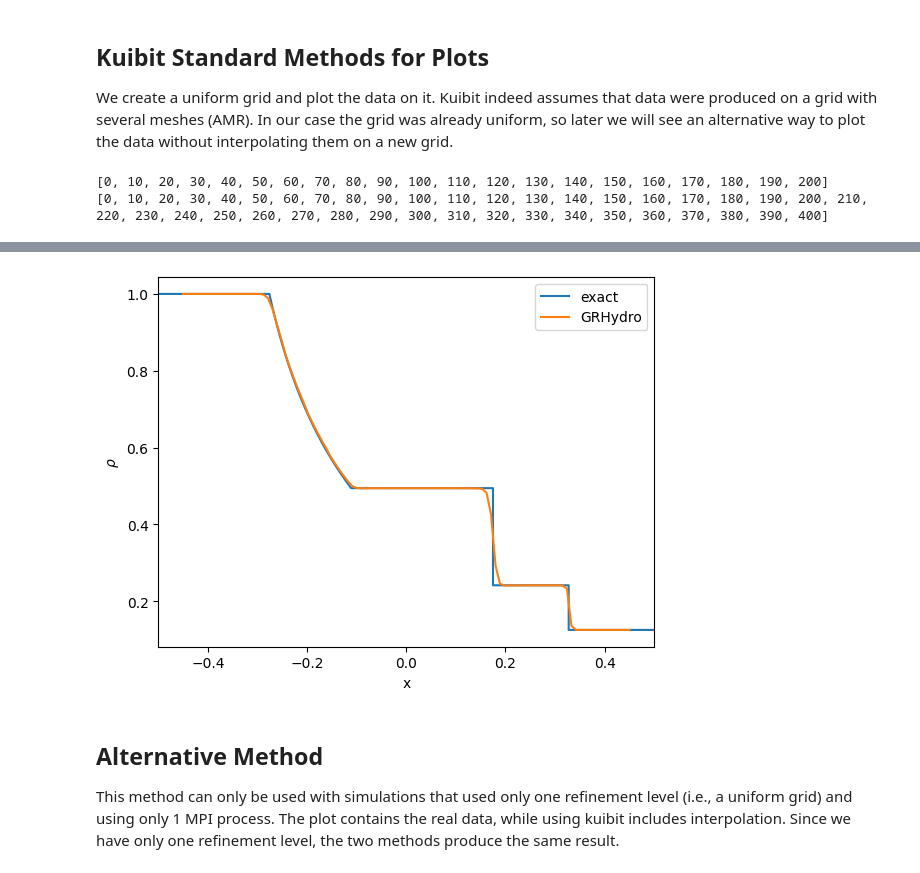
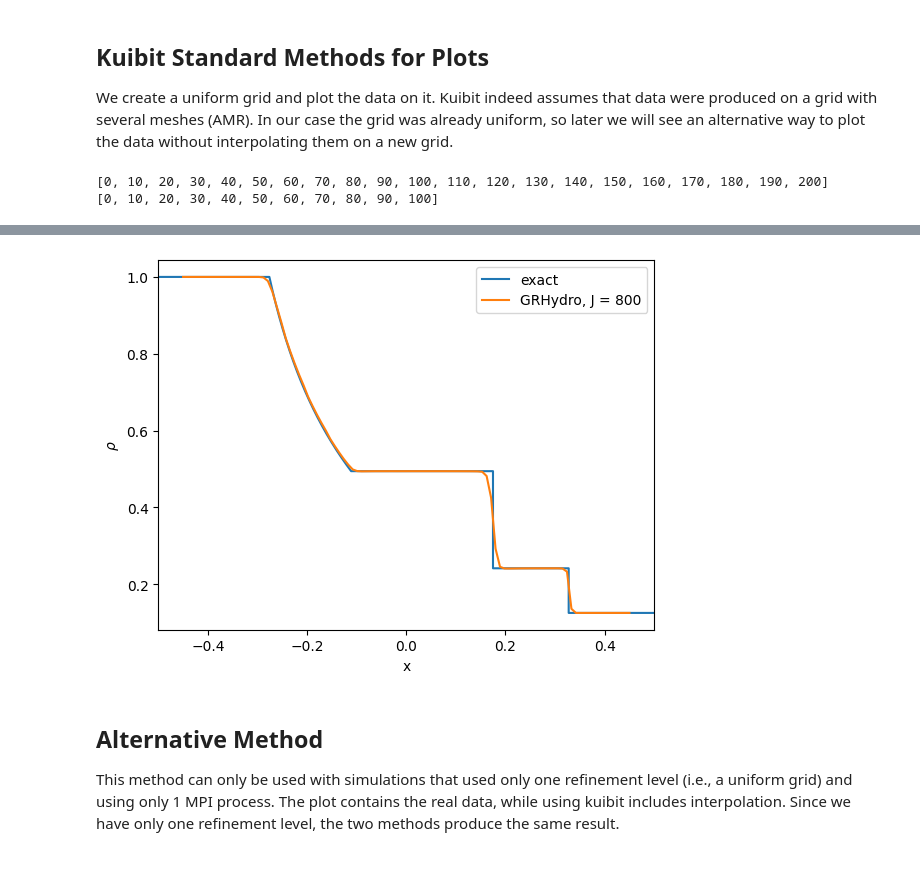
Before and after one commit to lisam10/numerical_relativity_2025, a Jupyter notebook: Einstein_Toolkit_Tutorials/ETK_1D_plots.ipynb, the cells around one changed output, grey strips where cells are left out. Drawn from its saved outputs; the diff is of its cells as text; code cells hidden in the pictures.

```diff
--- a/Einstein_Toolkit_Tutorials/ETK_1D_plots.ipynb
+++ b/Einstein_Toolkit_Tutorials/ETK_1D_plots.ipynb
@@ -84,10 +88,10 @@ We create a uniform grid and plot the data on it. Kuibit indeed assumes that dat
 small_grid = UniformGrid([101], x0=[-0.45], x1=[0.45])
 # %%
 print(rho.iterations)
-print(rho_800.iterations)
+print(rho_200.iterations)
 # %% [output]
 [0, 10, 20, 30, 40, 50, 60, 70, 80, 90, 100, 110, 120, 130, 140, 150, 160, 170, 180, 190, 200]
-[0, 10, 20, 30, 40, 50, 60, 70, 80, 90, 100, 110, 120, 130, 140, 150, 160, 170, 180, 190, 200, 210, 220, 230, 240, 250, 260, 270, 280, 290, 300, 310, 320, 330, 340, 350, 360, 370, 380, 390, 400]
+[0, 10, 20, 30, 40, 50, 60, 70, 80, 90, 100]
 # %%
 rho_final = rho.read_on_grid(200, small_grid)
 rho_final_800 = rho_800.read_on_grid(400, small_grid)
@@ -113,15 +118,17 @@ print(*rho_final_800.coordinates_meshgrid())
   4.50000000e-01]
 # %%
 plt.plot(x_exact, rho_exact, label="exact")
-plt.plot(*rho_final_800.coordinates_meshgrid(), rho_final_800.data_xyz, label="GRHydro")
+plt.plot(*rho_final_800.coordinates_meshgrid(), rho_final_800.data_xyz, label="GRHydro, J = 800")
 plt.xlabel('x')
 plt.ylabel(r'$\rho$')
 plt.xlim(-0.5, 0.5)
 #plt.ylim(0.1, 0.3)
 plt.legend()
+
+plt.savefig("Sod_plots/rho_800.png", dpi = 200)
 plt.show()
 # %% [output]
-[figure, old version]
+[figure, new version]
 # %% [markdown]
 ## Alternative Method
 This method can only be used with simulations that used only one refinement level (i.e., a uniform grid) and using only 1 MPI process. The plot contains the real data, while using kuibit includes interpolation. Since we have only one refinement level, the two methods produce the same result.
```
Also changed, not shown: parts of 7 cells of this notebook, 1 other file.
